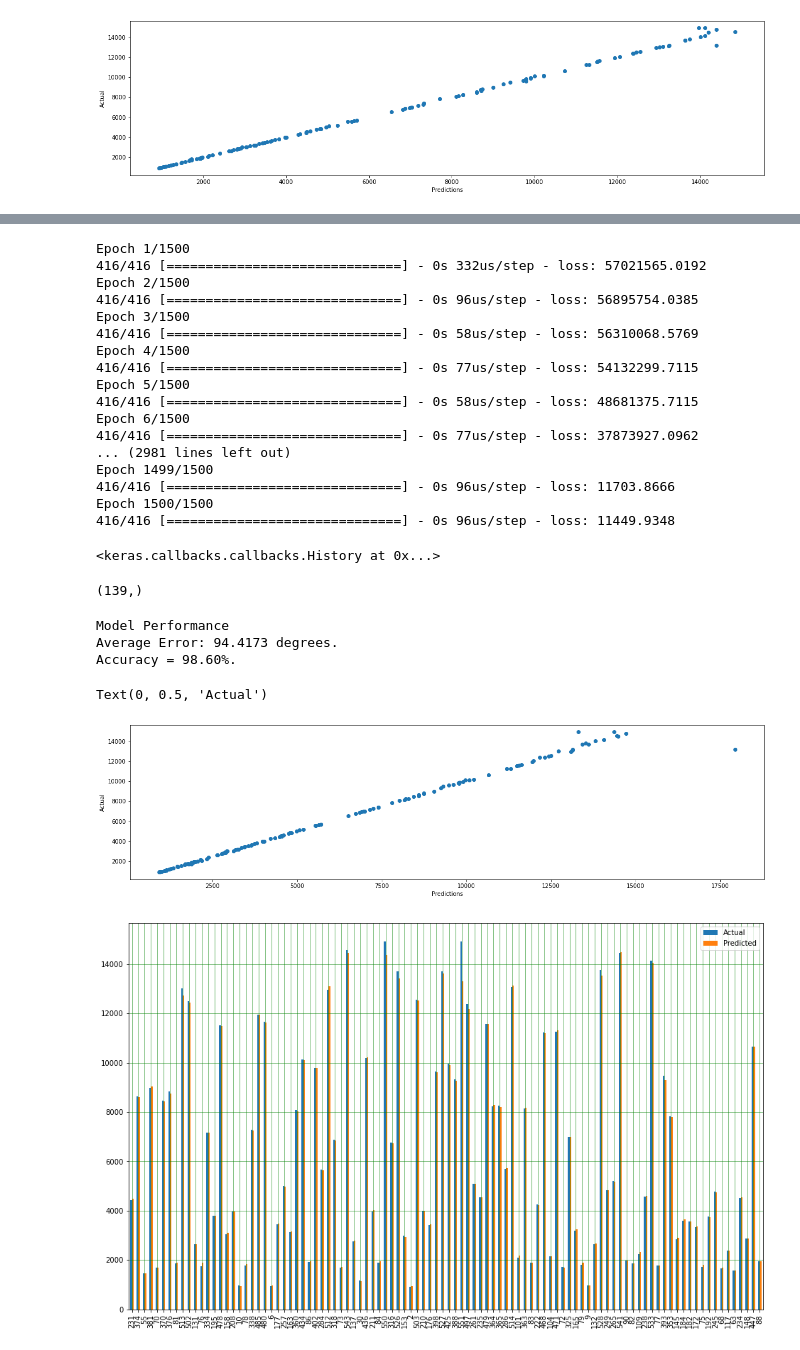
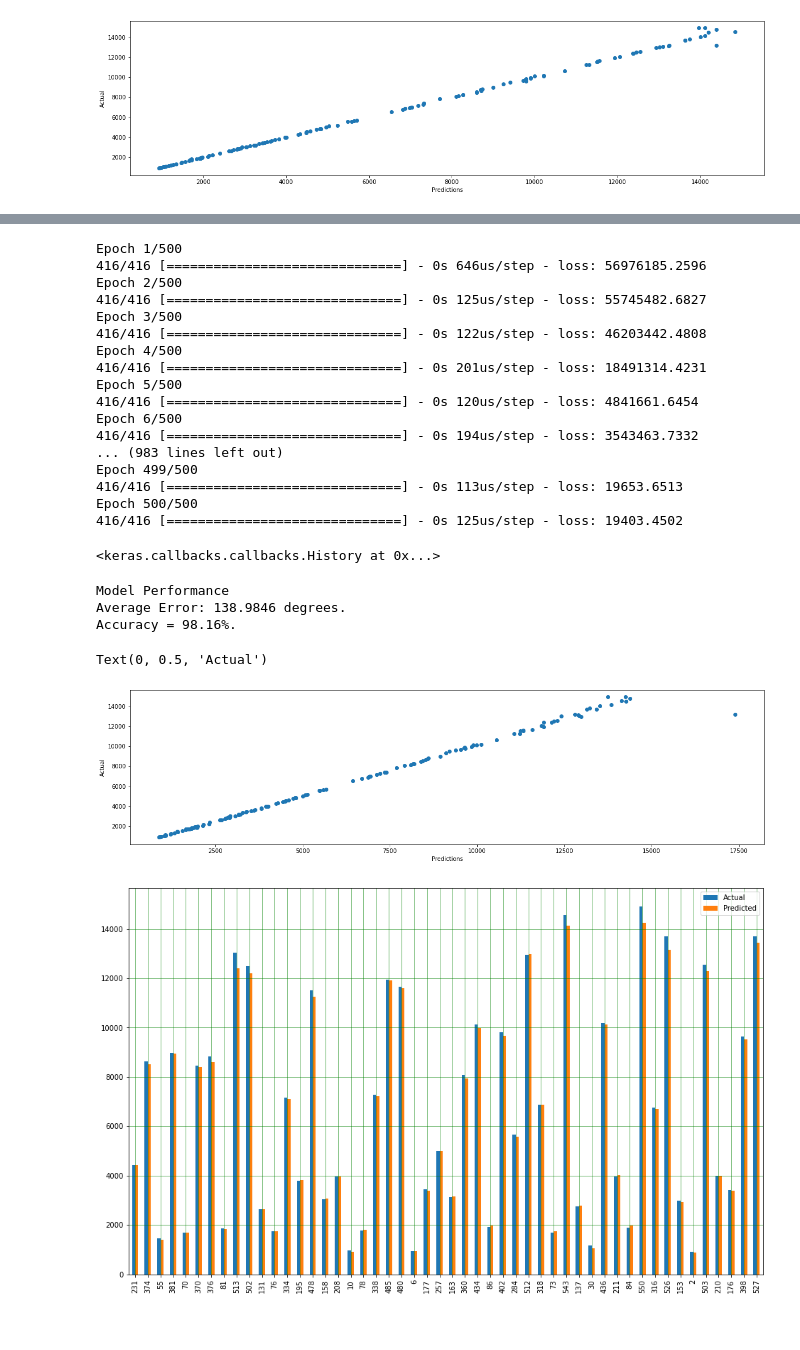
Before and after one commit to Apollo11-17/Predicting-Personal-Consumption-Expenditure, a Jupyter notebook: Final.ipynb, the cells around one changed output, grey strips where cells are left out. Cells and saved outputs as stored; diff of their text form; code cells hidden in the pictures.

```diff
--- a/Final.ipynb
+++ b/Final.ipynb
@@ -613,25 +622,25 @@ model.add(Dense(units = 1))
 
 model.compile(optimizer = 'adam',loss = 'mean_squared_error')
 # %%
-model.fit(Train_x, Train_y, batch_size = 20, epochs = 1500)
+model.fit(Train_x, Train_y, batch_size = 10, epochs = 500)
 # %% [output]
-Epoch 1/1500
-416/416 [==============================] - 0s 332us/step - loss: 57021565.0192
-Epoch 2/1500
-416/416 [==============================] - 0s 96us/step - loss: 56895754.0385
-Epoch 3/1500
-416/416 [==============================] - 0s 58us/step - loss: 56310068.5769
-Epoch 4/1500
-416/416 [==============================] - 0s 77us/step - loss: 54132299.7115
-Epoch 5/1500
-416/416 [==============================] - 0s 58us/step - loss: 48681375.7115
-Epoch 6/1500
-416/416 [==============================] - 0s 77us/step - loss: 37873927.0962
-... (2981 lines left out)
-Epoch 1499/1500
-416/416 [==============================] - 0s 96us/step - loss: 11703.8666
-Epoch 1500/1500
-416/416 [==============================] - 0s 96us/step - loss: 11449.9348
+Epoch 1/500
+416/416 [==============================] - 0s 646us/step - loss: 56976185.2596
+Epoch 2/500
+416/416 [==============================] - 0s 125us/step - loss: 55745482.6827
+Epoch 3/500
+416/416 [==============================] - 0s 122us/step - loss: 46203442.4808
+Epoch 4/500
+416/416 [==============================] - 0s 201us/step - loss: 18491314.4231
+Epoch 5/500
+416/416 [==============================] - 0s 120us/step - loss: 4841661.6454
+Epoch 6/500
+416/416 [==============================] - 0s 194us/step - loss: 3543463.7332
+... (983 lines left out)
+Epoch 499/500
+416/416 [==============================] - 0s 113us/step - loss: 19653.6513
+Epoch 500/500
+416/416 [==============================] - 0s 125us/step - loss: 19403.4502
 <keras.callbacks.callbacks.History at 0x...>
 # %%
 predictions = model.predict(Test_x)
@@ -641,8 +650,6 @@ for temp in predictions:
         preds.append(elem)
 np.shape(preds)
 predictions = preds
-# %% [output]
-(139,)
 # %%
 errors = abs(predictions - Test_y)
 mape = 100 * np.mean(errors / Test_y)
@@ -652,8 +659,8 @@ print('Average Error: {:0.4f} degrees.'.format(np.mean(errors)))
 print('Accuracy = {:0.2f}%.'.format(accuracy))
 # %% [output]
 Model Performance
-Average Error: 94.4173 degrees.
-Accuracy = 98.60%.
+Average Error: 138.9846 degrees.
+Accuracy = 98.16%.
 # %%
 plt.figure(figsize=(20, 5))
 plt.scatter(predictions,Test_y)
@@ -661,16 +668,17 @@ plt.xlabel("Predictions")
 plt.ylabel("Actual")
 # %% [output]
 Text(0, 0.5, 'Actual')
-[figure, old version]
+[figure, new version]
 # %%
+#looks like neural nets have missed something :-D
 df = pd.DataFrame({'Actual': Test_y, 'Predicted': predictions})
-df1 = df.head(100)
+df1 = df.head(50)
 df1.plot(kind='bar',figsize=(16,10))
 plt.grid(which='major', linestyle='-', linewidth='0.5', color='green')
 plt.grid(which='minor', linestyle=':', linewidth='0.5', color='black')
 plt.show()
 # %% [output]
-[figure, old version]
+[figure, new version]
 # %%
 #Important assessment parameters for model accuracy
 print('Explained Variance    = {:0.3f}.'.format(metrics.explained_variance_score(Test_y,predictions)))
```
Also changed, not shown: parts of 22 cells of this notebook.
